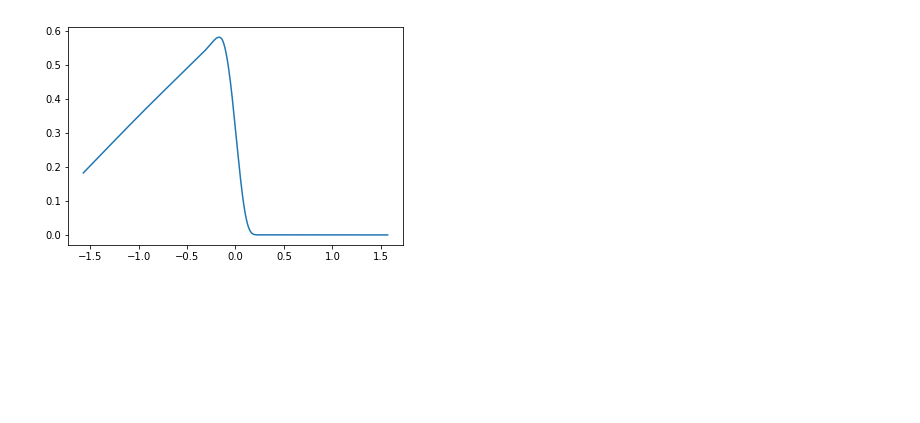
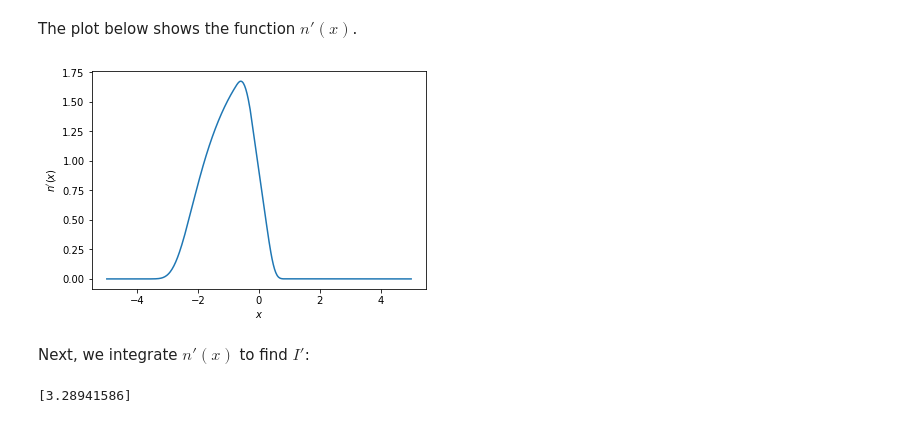
Before and after one commit to wandrewjam/thesis, a Jupyter notebook: rolling-model/src/bifurcation-solution.ipynb, the cells around one changed output. Cells and saved outputs as stored; diff of their text form; code cells hidden in the pictures; blank space fills up the shorter version.

```diff
--- a/rolling-model/src/bifurcation-solution.ipynb
+++ b/rolling-model/src/bifurcation-solution.ipynb
@@ -19,3 +6,0 @@ def off(z):
-# %%
-def fun(z, n):
-    return -(on(z) - off(z)*n)/2
@@ -25,5 +40,40 @@ sol = solve_ivp(fun, (np.pi/2, -np.pi/2), [0], t_eval=z_lin)
+# %%
+# Define parameters in the problem
+L = 5
+R = 1
+I = 0
+V = 5
+# %%
+def alpha(x):
+    # Evaluates the on-rate
+    kon0 = 10
+    eta = 100
+    return kon0*np.exp(-eta/2*((1 - np.cos(x/R))**2 + (np.sin(x/R) - x)**2))
+
+def beta(x):
+    # Evaluates the off-rate
+    return np.exp(np.sqrt((1 - np.cos(x/R))**2 + (np.sin(x/R) - x)**2))
+
+def fun(x, n):
+    return -(alpha(x) - beta(x)*n)/V
+# %%
+steps = 1e5
+x_lin = np.linspace(L, -L, num=500)
+n_prime = solve_ivp(fun, (L, -L), [0], t_eval=x_lin)
+# %% [markdown]
+The plot below shows the function $n'(x)$.
 # %%
-plt.plot(sol.t, sol.y.T)
+plt.plot(n_prime.t, n_prime.y.T)
+plt.xlabel('$x$')
+plt.ylabel('$n\'(x)$')
 plt.show()
 # %% [output]
-[figure, old version]
+[figure, new version]
+# %% [markdown]
+Next, we integrate $n'(x)$ to find $I'$:
+# %%
+I_prime = -np.trapz(n_prime.y, n_prime.t) # The negative sign is necessary
+                                # because n_prime.t is in decreasing order
+print(I_prime)
+# %% [output]
+[3.28941586]
```
Also changed, not shown: parts of 12 cells of this notebook, 1 other file.
